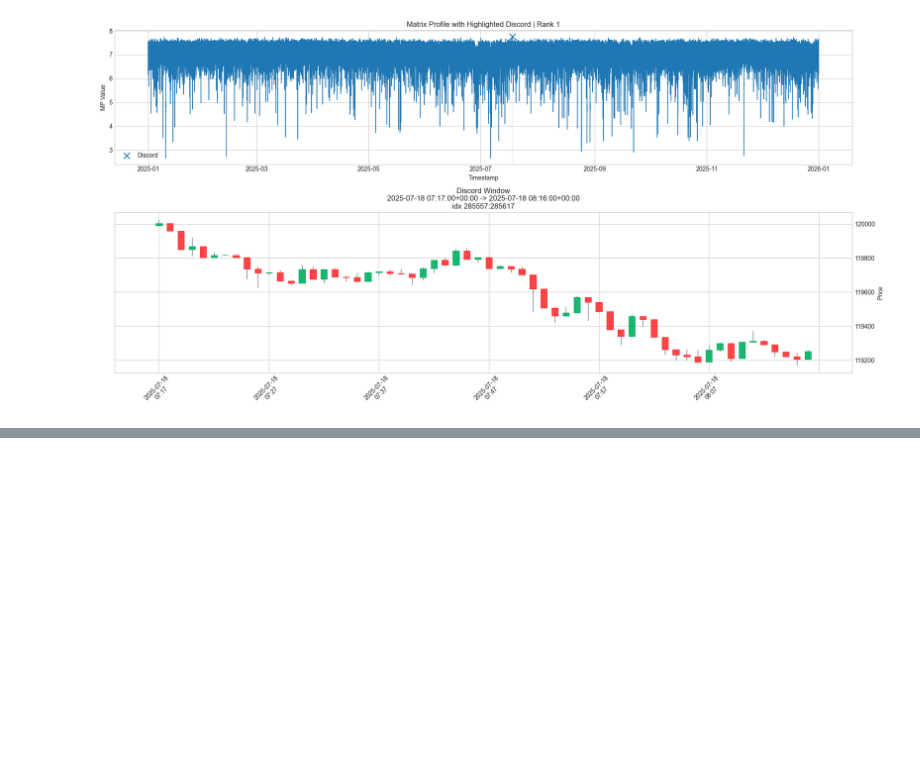
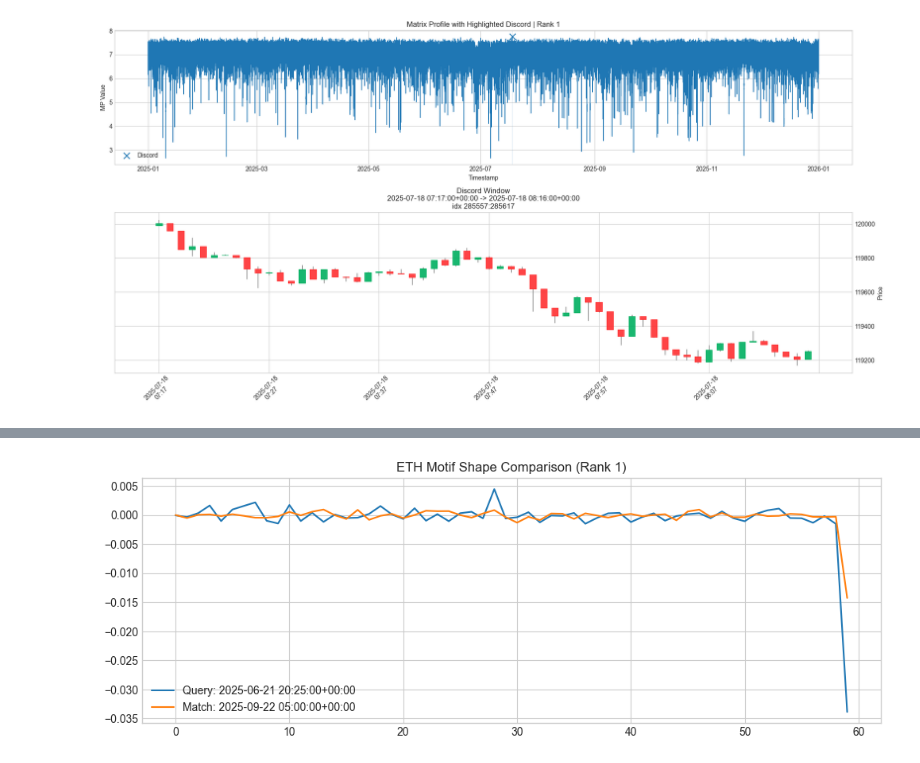
Before and after one commit to theakshaybande/crypto-time-series-motifs, a Jupyter notebook: notebooks/method_testing/02_gpu_stomp_with_stumpy.ipynb, the cells around one changed output, grey strips where cells are left out. Cells and saved outputs as stored; diff of their text form; code cells hidden in the pictures; blank space fills up the shorter version.

```diff
--- a/notebooks/method_testing/02_gpu_stomp_with_stumpy.ipynb
+++ b/notebooks/method_testing/02_gpu_stomp_with_stumpy.ipynb
@@ -847,0 +1170,20 @@ else:
+# %%
+# Motif shape comparison for ETH
+motif_rank_to_plot_eth = 1
+
+if not motif_df_eth.empty:
+    row_eth = motif_df_eth.iloc[motif_rank_to_plot_eth - 1]
+    q_idx_eth = int(row_eth["query_index"])
+    m_idx_eth = int(row_eth["match_index"])
+
+    q_sig_eth = sample_df_eth["signal"].iloc[q_idx_eth : q_idx_eth + eth_window].values
+    m_sig_eth = sample_df_eth["signal"].iloc[m_idx_eth : m_idx_eth + eth_window].values
+
+    plt.figure(figsize=(12, 4))
+    plt.plot(q_sig_eth, label=f"Query: {row_eth['query_time']}")
+    plt.plot(m_sig_eth, label=f"Match: {row_eth['match_time']}")
+    plt.title(f"ETH Motif Shape Comparison (Rank {motif_rank_to_plot_eth})")
+    plt.legend()
+    plt.show()
+# %% [output]
+[figure, added]
```
Also changed, not shown: parts of 34 cells of this notebook, 2 other files.
